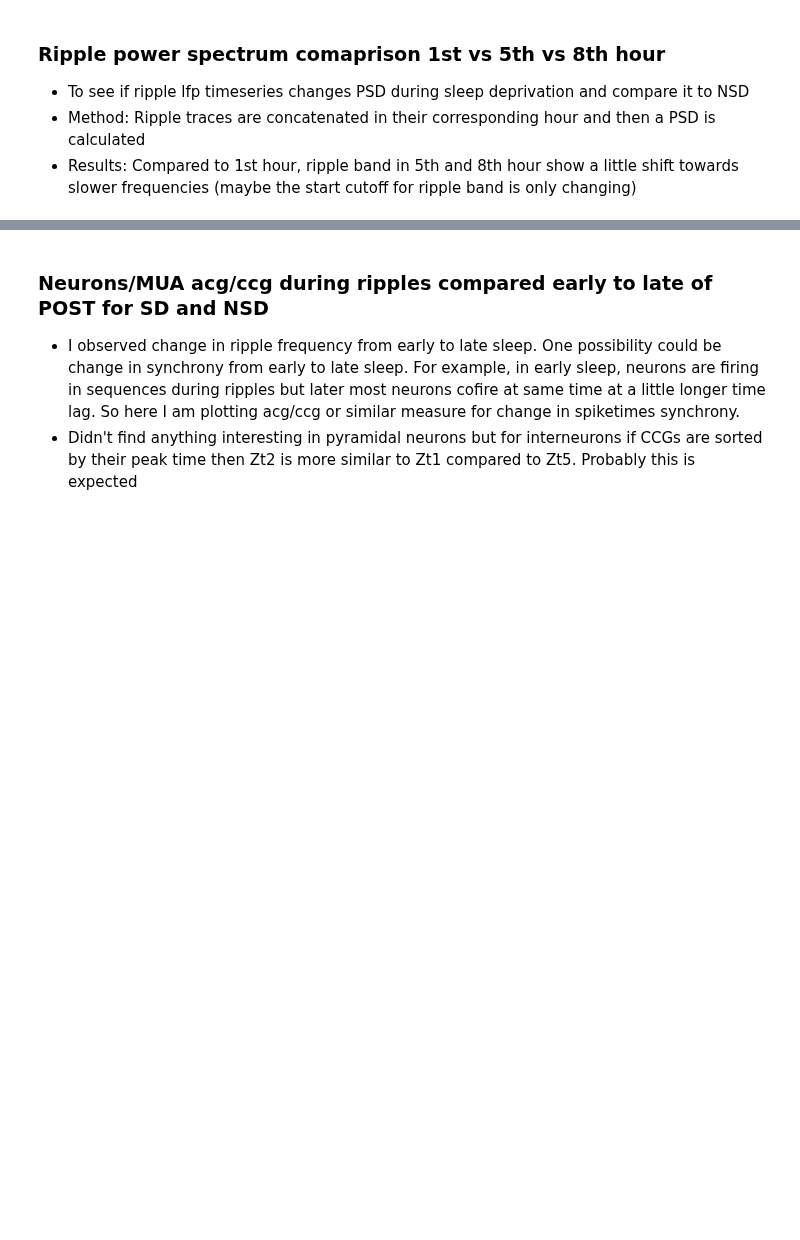
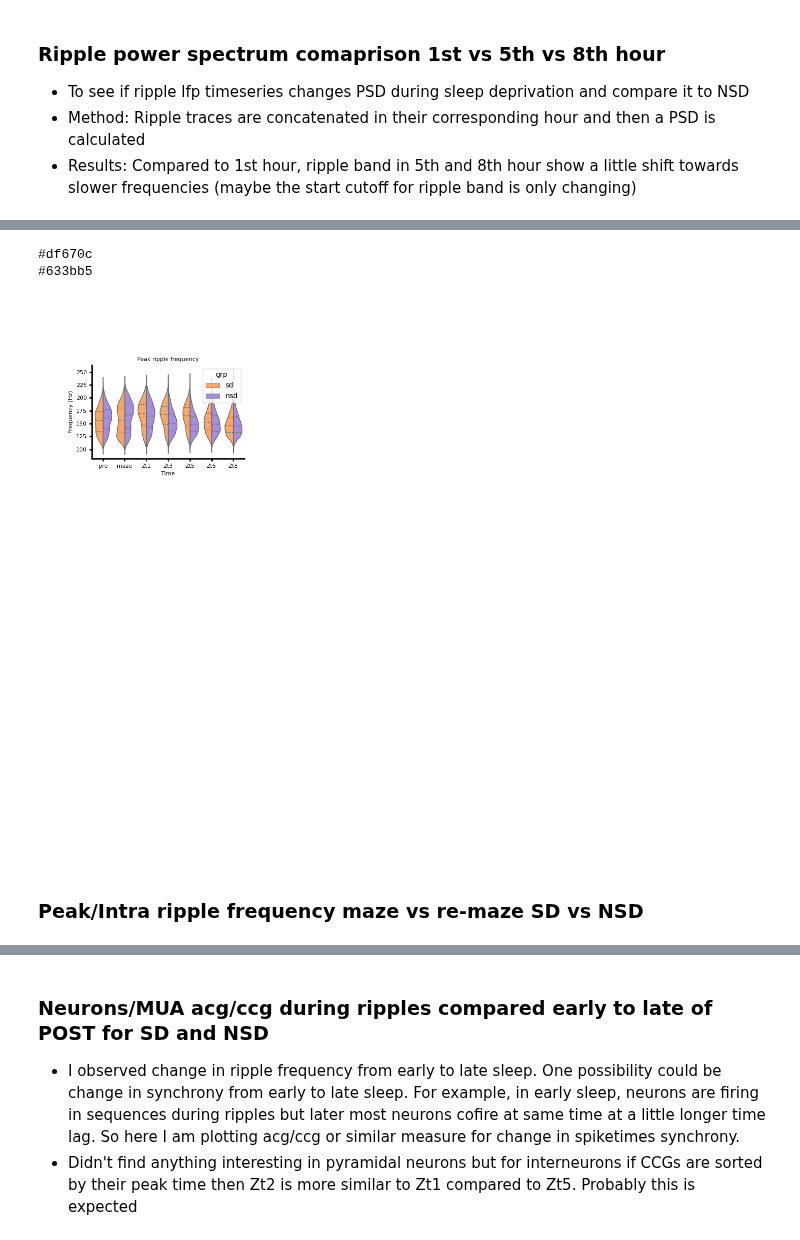
Before and after one commit to bapungiri/NeuroPy, a Jupyter notebook: sleep_deprivation/sd_ripple.ipynb, the cells around one changed output, grey strips where cells are left out. Saved outputs shown, nothing was run; the diff lists cells and outputs as text; code cells hidden in the pictures; blank space fills up the shorter version.

Commit message:
ripple peak frequency related

```diff
--- a/sleep_deprivation/sd_ripple.ipynb
+++ b/sleep_deprivation/sd_ripple.ipynb
@@ -69,12 +70,13 @@ for sub, sess in tqdm(enumerate(sessions)):
     except:
         artifact = None
 
-    signal = sess.eegfile.get_signal()
+    channels = sess.ripple.metadata['channels']
+    signal = sess.eegfile.get_signal(channels)
     ripples = detect_ripple_epochs(
         signal, probegroup=sess.probegroup, freq_band=(125, 250), ignore_epochs=artifact
     )
 
-    ripples.save(sess.filePrefix.with_suffix('.ripple.npy'))
+    # ripples.save(sess.filePrefix.with_suffix('.ripple.npy'))
 # %% [markdown]
 ### Detecting noisy ripples using PCA/KMeans
 - Since faster-oscillation artifacts have power in ripple band, these may get picked up during ripple detection based on hilbert transform. These ripple-like artifacts can possibly be eliminated using clustering algorithms.
@@ -236,0 +350,60 @@ figure.savefig(subjects.figpath_sd/'ripple_psd_various_epochs')
+# %%
+%matplotlib widget
+import seaborn as sns
+from neuropy import plotting
+
+# colors = subjects.sd_colors.values()
+colors = [subjects.sd.color(1.5),subjects.nsd.color(1.5)]
+
+figure = plotting.Fig()
+fig,gs = figure.draw(grid=(4,2))
+# sns.histplot(
+#     data=peak_f_df,
+#     x="f",
+#     hue="t",
+#     common_bins=True,
+#     common_norm=False,
+#     stat="probability",
+#     # cumulative=True,
+#     binwidth=10,
+#     element='poly',
+#     fill=False,
+# )
+
+ax = plt.subplot(gs[0])
+v = sns.violinplot(
+    data=peak_f_df,
+    x="t",
+    y='f',
+    hue="grp",
+    # estimator=np.median,
+    # fill=False,
+    # ci='sd',
+    palette=colors,
+    legend=None,
+    marker='o',
+    split=True,
+    inner='quartile',
+    linewidth=1,
+    saturation=1,
+    # alpha=0.5,
+    # color='r',
+    # dodge=True,
+    # markersize=6,
+    # err_style='bars',
+    # err_kws={'capsize':3},
+    ax=ax,
+)
+ax.set_ylabel('Frequency (Hz)')
+ax.set_xlabel('Time')
+ax.set_title('Peak ripple frequency')
+# ax.grid(True)
+
+
+# figure.savefig(subjects.figpath_sd/'ripple_peak_frequency_POST')
+# %% [output]
+#df670c
+#633bb5
+[figure, added]
+# %% [markdown]
+### Peak/Intra ripple frequency maze vs re-maze SD vs NSD
```
Also changed, not shown: parts of 24 cells of this notebook.
